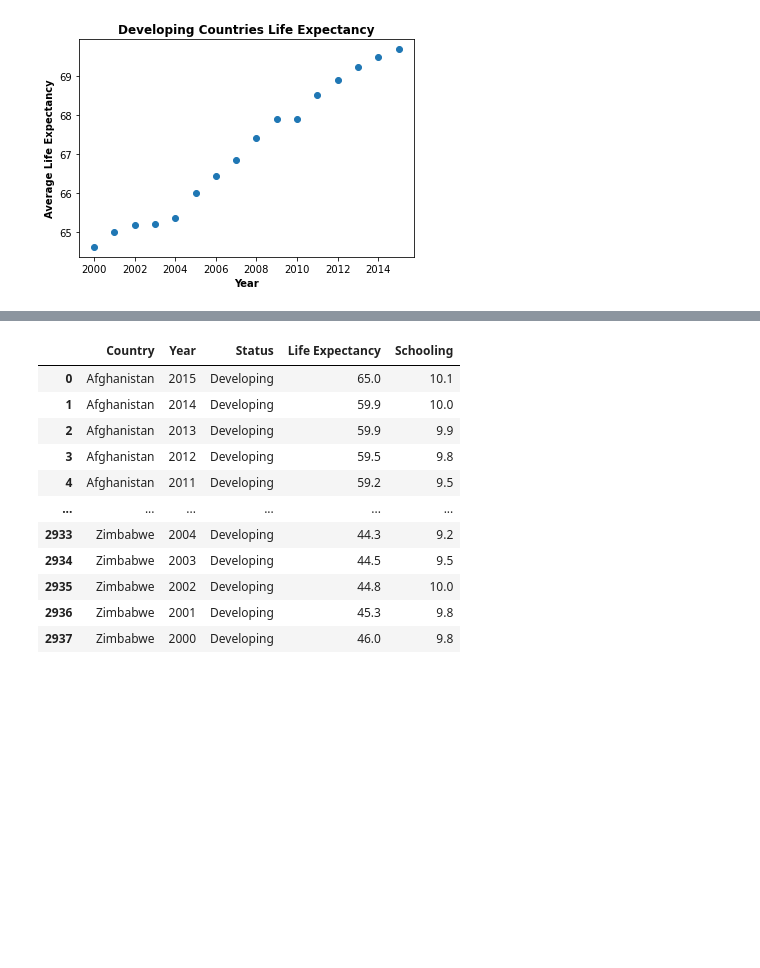
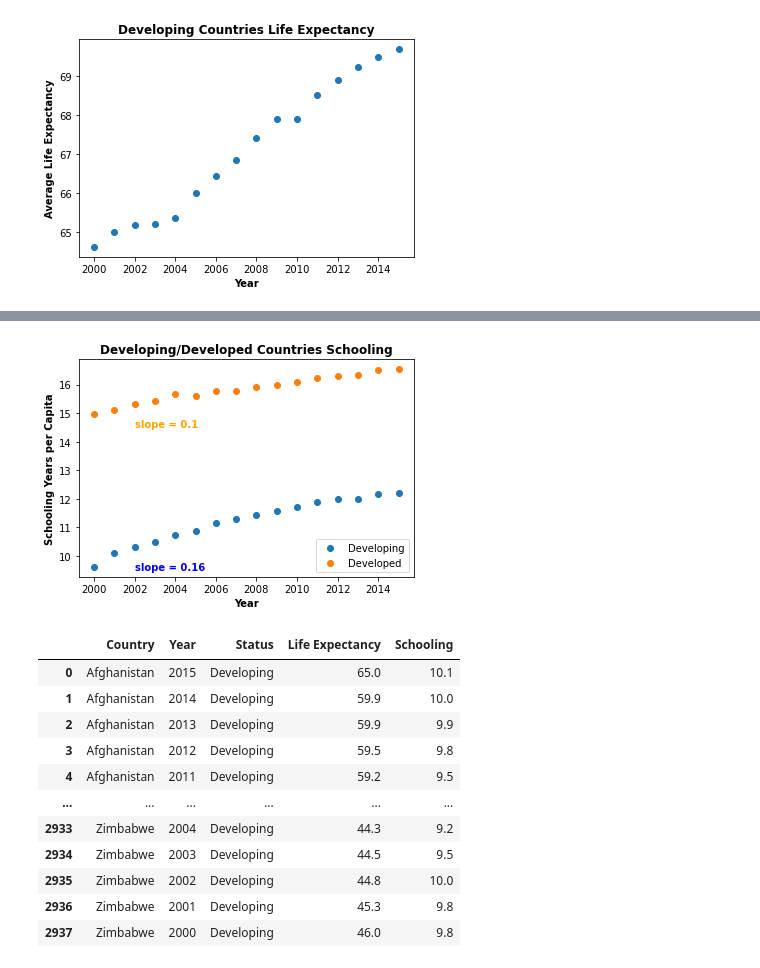
Before and after one commit to jaryan77/TeamTitans_Project_1, a Jupyter notebook: Colin_starter.ipynb, the cells around one changed output, grey strips where cells are left out. Drawn from its saved outputs; the diff is of its cells as text; code cells hidden in the pictures; blank space fills up the shorter version.

```diff
--- a/Colin_starter.ipynb
+++ b/Colin_starter.ipynb
@@ -139,3 +174,30 @@ plt.show()
+# %%
+#plot schooling over the years for developing countries
+plt.scatter(year_df_developing["Year"], year_df_developing["Schooling"], label = "Developing")
+plt.scatter(year_df_developed["Year"], year_df_developed["Schooling"], label = "Developed")
+
+#get slope for each line
+(slope1, intercept1, rvalue1, pvalue1, stderr1) = linregress(year_df_developing["Year"], year_df_developing["Schooling"])
+slope1 = round(slope1, 2)
+
+(slope2, intercept2, rvalue2, pvalue2, stderr2) = linregress(year_df_developed["Year"], year_df_developed["Schooling"])
+slope2 = round(slope2, 2)
+
+
+
+
+plt.title("Developing/Developed Countries Schooling", fontweight = "bold")
+plt.ylabel("Schooling Years per Capita", fontweight = "bold")
+plt.xlabel("Year", fontweight = "bold")
+plt.annotate(f"slope = {slope1}", (2002, 9.5), color = "b", fontweight = "bold")
+plt.annotate(f"slope = {slope2}", (2002, 14.5), color = "orange", fontweight = "bold")
+plt.legend()
+
+
+plt.savefig("Images/combined_countries_school_scatter.png")
+plt.show()
+# %% [output]
+[figure, added]
 # %%
 #trim the dataframe to just focus on the effect of schooling on life expectancy and include the country, year, and
 #status columns
```
Also changed, not shown: parts of 4 cells of this notebook, 7 other files.
